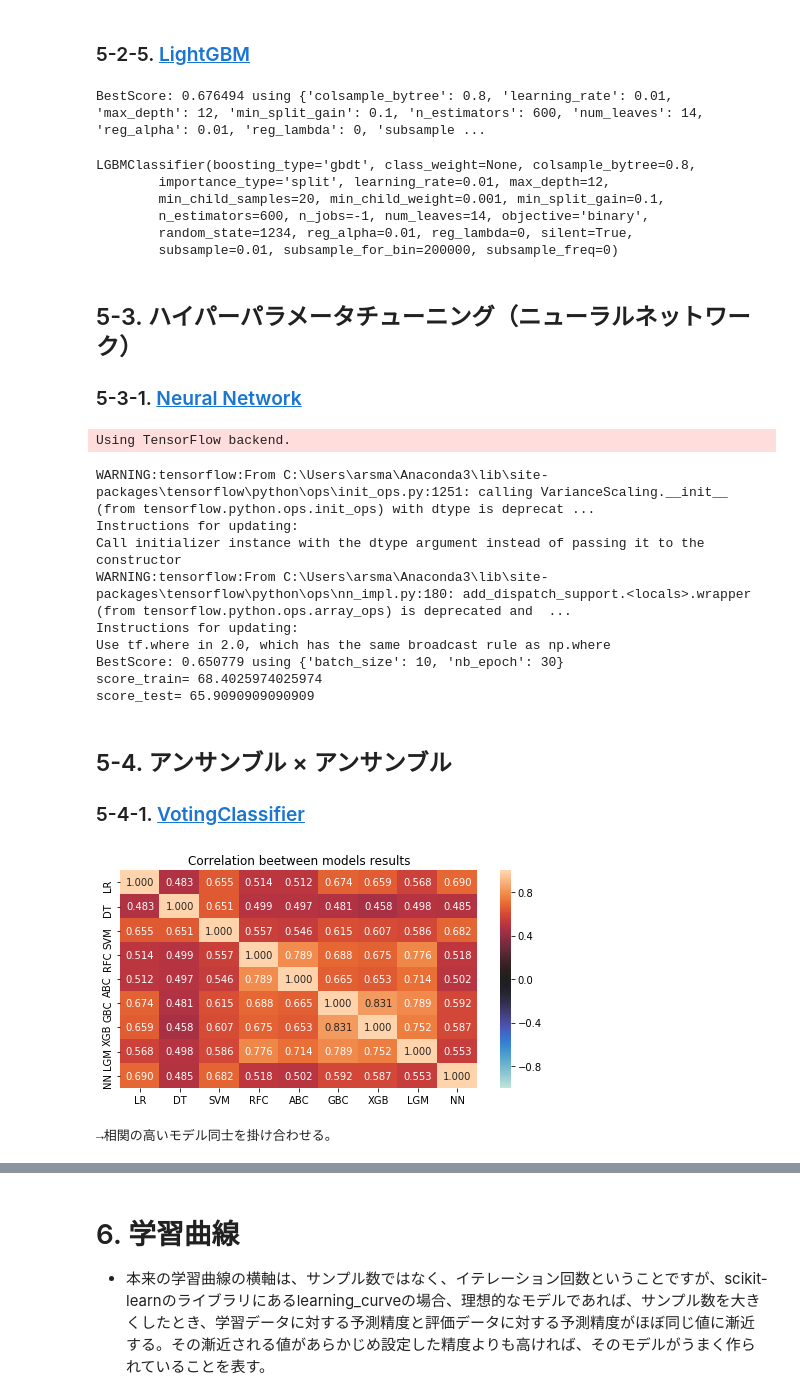
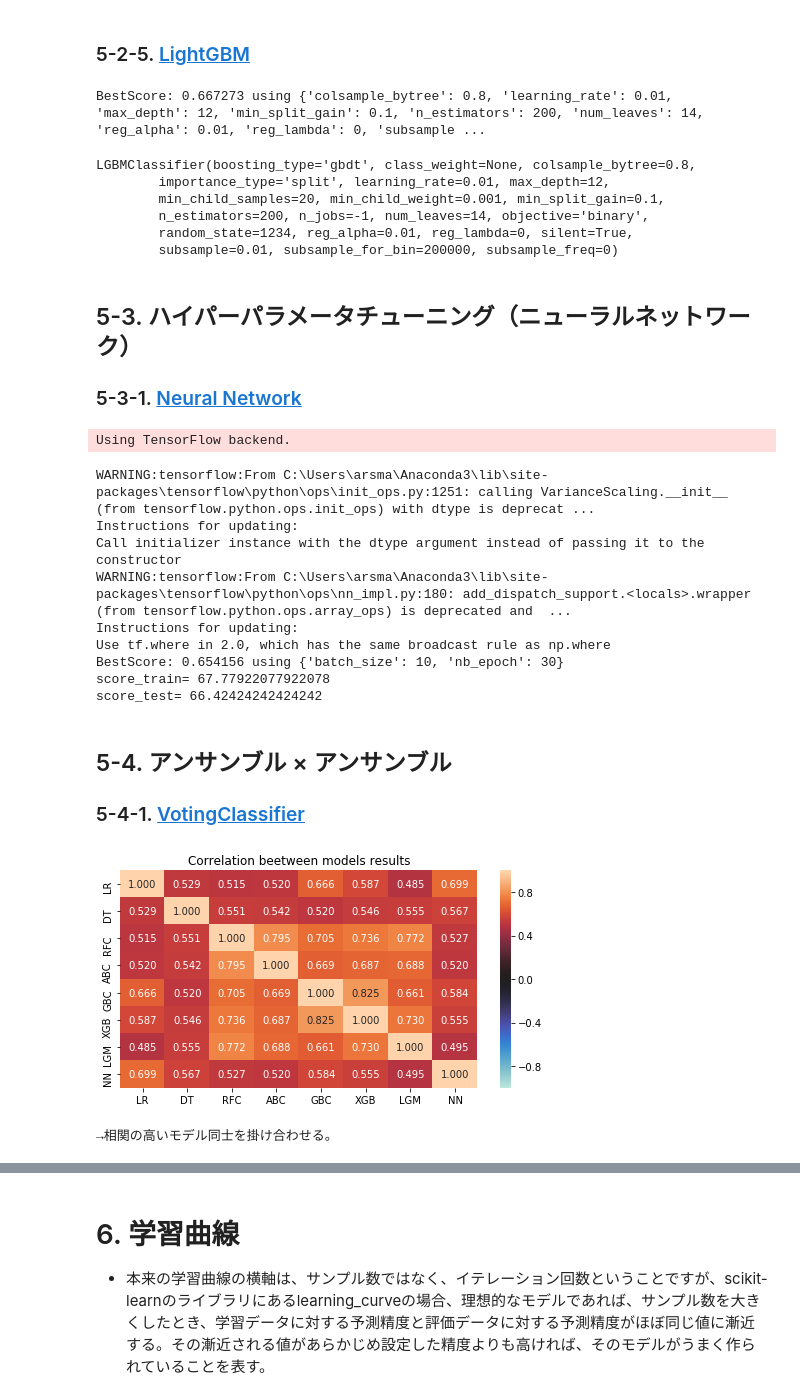
Before and after one commit to arsma12/skillupAI, a Jupyter notebook: Day3_work_長谷川雅代.ipynb, the cells around one changed output, grey strips where cells are left out. Cells and saved outputs as stored; diff of their text form; code cells hidden in the pictures.

```diff
--- a/Day3_work_長谷川雅代.ipynb
+++ b/Day3_work_長谷川雅代.ipynb
@@ -742,20 +736,19 @@ Name: name_end_char, dtype: int64
 [figure]
 ... (4 outputs left out)
 # %%
-
-# 成功プロジェクトのカテゴリ別の平均目標金額
+# カテゴリ別の成功したプロジェクトの平均目標金額(successful_goal_mean)を算出
 tb1 = df[df['state']==1][['category','usd_goal_real']]
 tb1 = tb1.reset_index(drop=True).rename(columns={"usd_goal_real" : "successful_goal_mean"})
 tb1_sub = tb1.groupby('category').mean()
 df = df.merge(tb1_sub, on = 'category')
+
+# 各プロジェクトの目標金額との絶対値の差額（diff_successful_goal_mean）を算出
 df['diff_successful_goal_mean'] = abs(df.successful_goal_mean - df.usd_goal_real)
 df = df.drop(['successful_goal_mean'], axis=1)
 
-max_diff_goal = max(df['diff_successful_goal_mean'])
-df['diff_goal_rate'] = df['diff_successful_goal_mean'] / max_diff_goal
-df['saccessful_flg'] = np.where((df.period < 35) & (abs(df.diff_goal_rate) < 0.20), 1, 0)
-show_state_count_plot('saccessful_flg',5,3)
-show_successrate_barplot('saccessful_flg',5,3,baseline)
-
-df = df.drop(['diff_goal_rate'], axis=1)
+# グラフで確認
+show_histogram('diff_successful_goal_mean',5,3,10)
+print('→左に偏っており、目標金額の歪度が大きい為、対数変換して分布を修正する')
+show_histogram_log1p('diff_successful_goal_mean',5,3,10)
+print('→目標金額と同じようなヒストグラムになった。')
 # %% [output]
@@ -1061,7 +1057,7 @@ if(selectFromModel_flg):
     remove_feature = X_columns[ ~sfm.get_support()]
     for f in remove_feature:
         list_X_columns.remove(f)
-        f_write(f + ' is dropped. ')
+        f_write('│' + f + ' is dropped. ')
 
     print('\n▼利用対象の特徴数')
     print('len(list_X_columns)=',len(list_X_columns))
@@ -1235,7 +1229,7 @@ XGB_param = {'learning_rate': [0.08],   # 学習率
              'min_child_weight': [1],   # 子ノードにおいて観察されるデータの重み付けの合計
              'subsample': [0.6],        # トレーニングインスタンスのサブサンプル率
              'colsample_bytree': [0.8], # 各木を構築するときの列のサブサンプル比
-             'n_estimators': [500],     # ブースティングする木の数
+             'n_estimators': [200],     # ブースティングする木の数
              'gamma':[0.1],             # 分割が、損失関数の減少に繋がる場合にのみノードの分割を行う。
              'eta': [0.3],              # 学習率を調整できる。小さくすることで、モデルの頑健性を高めることができる。
             }
@@ -1255,7 +1249,7 @@ XGBClassifier(base_score=0.5, booster='gbtree', colsample_bylevel=1,
 ### 5-2-5. [LightGBM](https://lightgbm.readthedocs.io/en/latest/pythonapi/lightgbm.LGBMClassifier.html)
 # %%
 LGB_clf = lgb.LGBMClassifier(objective='binary',random_state=1234)
-LGB_param ={'n_estimators':[600],      # ブースティングする木の数
+LGB_param ={'n_estimators':[200],      # ブースティングする木の数
             'max_depth':[12],          # 木の深さ
             'num_leaves':[14],         # 木の葉の最大数
             'learning_rate':[0.01],    # 学習率
@@ -1269,11 +1263,11 @@ best_LGB = grid_search_argo(dic_argo, 'LightGBM', LGB_clf, LGB_param, X_train, y
 
 best_LGB
 # %% [output]
-BestScore: 0.676494 using {'colsample_bytree': 0.8, 'learning_rate': 0.01, 'max_depth': 12, 'min_split_gain': 0.1, 'n_estimators': 600, 'num_leaves': 14, 'reg_alpha': 0.01, 'reg_lambda': 0, 'subsample ...
+BestScore: 0.667273 using {'colsample_bytree': 0.8, 'learning_rate': 0.01, 'max_depth': 12, 'min_split_gain': 0.1, 'n_estimators': 200, 'num_leaves': 14, 'reg_alpha': 0.01, 'reg_lambda': 0, 'subsample ...
 LGBMClassifier(boosting_type='gbdt', class_weight=None, colsample_bytree=0.8,
         importance_type='split', learning_rate=0.01, max_depth=12,
         min_child_samples=20, min_child_weight=0.001, min_split_gain=0.1,
-        n_estimators=600, n_jobs=-1, num_leaves=14, objective='binary',
+        n_estimators=200, n_jobs=-1, num_leaves=14, objective='binary',
         random_state=1234, reg_alpha=0.01, reg_lambda=0, silent=True,
         subsample=0.01, subsample_for_bin=200000, subsample_freq=0)
 # %% [markdown]
@@ -1309,33 +1303,33 @@ Call initializer instance with the dtype argument instead of passing it to the c
 WARNING:tensorflow:From C:\Users\arsma\Anaconda3\lib\site-packages\tensorflow\python\ops\nn_impl.py:180: add_dispatch_support.<locals>.wrapper (from tensorflow.python.ops.array_ops) is deprecated and  ...
 Instructions for updating:
 Use tf.where in 2.0, which has the same broadcast rule as np.where
-BestScore: 0.650779 using {'batch_size': 10, 'nb_epoch': 30}
-score_train= 68.4025974025974
-score_test= 65.9090909090909
+BestScore: 0.654156 using {'batch_size': 10, 'nb_epoch': 30}
+score_train= 67.77922077922078
+score_test= 66.42424242424242
 # %% [markdown]
 ## 5-4. アンサンブル × アンサンブル
 ### 5-4-1. [VotingClassifier](https://scikit-learn.org/stable/modules/generated/sklearn.ensemble.VotingClassifier.html)
 # %%
 # 各アルゴリズムの予測結果をヒートマップで比較
 ensemble_results = pd.concat([pd.Series(best_lr.predict(X_test), name="LR"),
                               pd.Series(best_dt.predict(X_test), name="DT"),
-                              pd.Series(best_svm.predict(X_test), name="SVM"),
+                              #pd.Series(best_svm.predict(X_test), name="SVM"),
                               pd.Series(best_RFC.predict(X_test), name="RFC"),
                               pd.Series(best_ABC.predict(X_test), name="ABC"),
                               pd.Series(best_GBC.predict(X_test), name="GBC"),
                               pd.Series(best_XGB.predict(X_test), name="XGB"),
                               pd.Series(best_LGB.predict(X_test), name="LGM"),
                               pd.Series(y_test_pred_NN, name="NN"),
                              ],axis=1)
 
 plt.figure(figsize =(8, 4))
 sns.heatmap(ensemble_results.corr(), annot=True, fmt='1.3f', vmax=1, vmin=-1, center=0)
 plt.title('Correlation beetween models results', size=12)
 plt.show()
 
 print('→相関の高いモデル同士を掛け合わせる。')
 # %% [output]
-[figure, old version]
+[figure, new version]
 →相関の高いモデル同士を掛け合わせる。
 # %%
 # 相関の高いモデル同士を掛け合わせる
```
Also changed, not shown: parts of 23 cells of this notebook.
